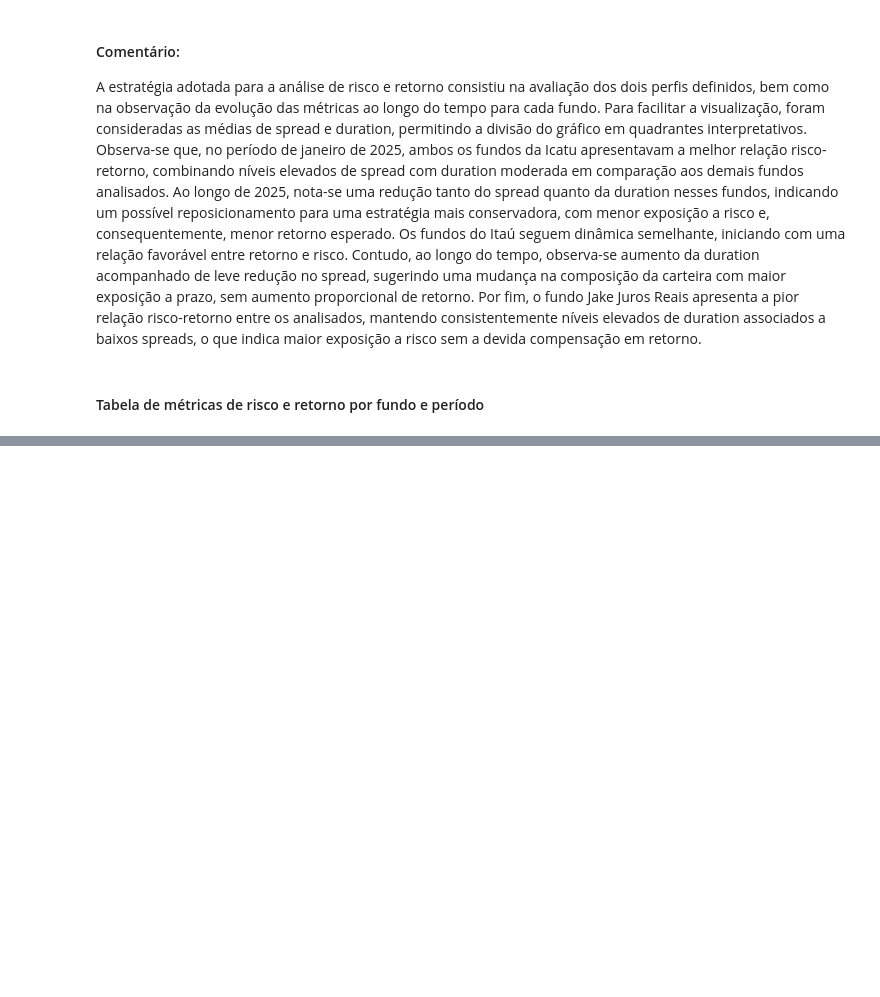
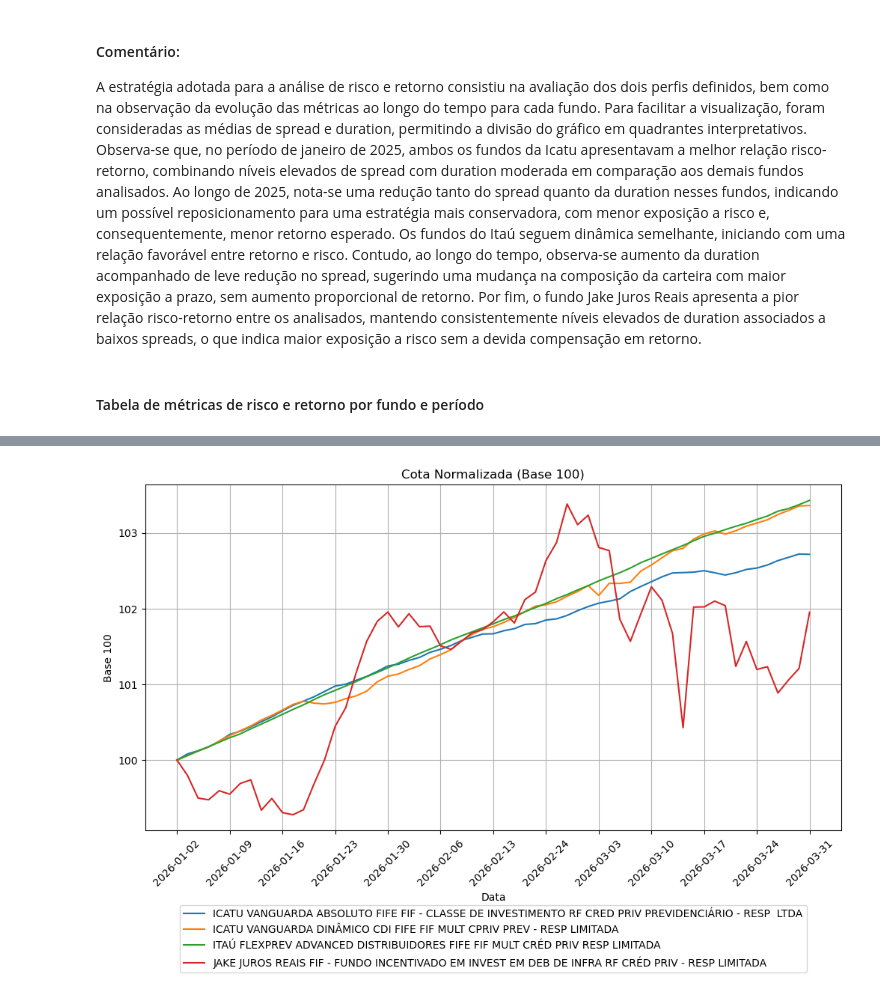
Before and after one commit to queziatedeschi-commits/case-icatu-vanguarda, a Jupyter notebook: case_credito_privado.ipynb, the cells around one changed output, grey strips where cells are left out. Drawn from its saved outputs; the diff is of its cells as text; code cells hidden in the pictures; blank space fills up the shorter version.

```diff
--- a/case_credito_privado.ipynb
+++ b/case_credito_privado.ipynb
@@ -998,0 +1030,15 @@ df_risco.sort_values(["PERIODO", "DENOM_SOCIAL"])
+# %%
+plt.figure(figsize=(12, 6))
+
+for fundo, dados in df_inf.groupby("DENOM_SOCIAL"):
+    plt.plot(dados["DT_COMPTC"], dados["COTA_BASE_100"], label=fundo)
+
+plt.title("Cota Normalizada (Base 100)")
+plt.xlabel("Data")
+plt.ylabel("Base 100")
+plt.legend(loc = "upper center", bbox_to_anchor= (0.5,-0.2), ncol=1)
+plt.xticks(dados["DT_COMPTC"][::5], rotation = 45)
+plt.grid(True)
+plt.show()
+# %% [output]
+[figure, added]
```
Also changed, not shown: parts of 21 cells of this notebook.
